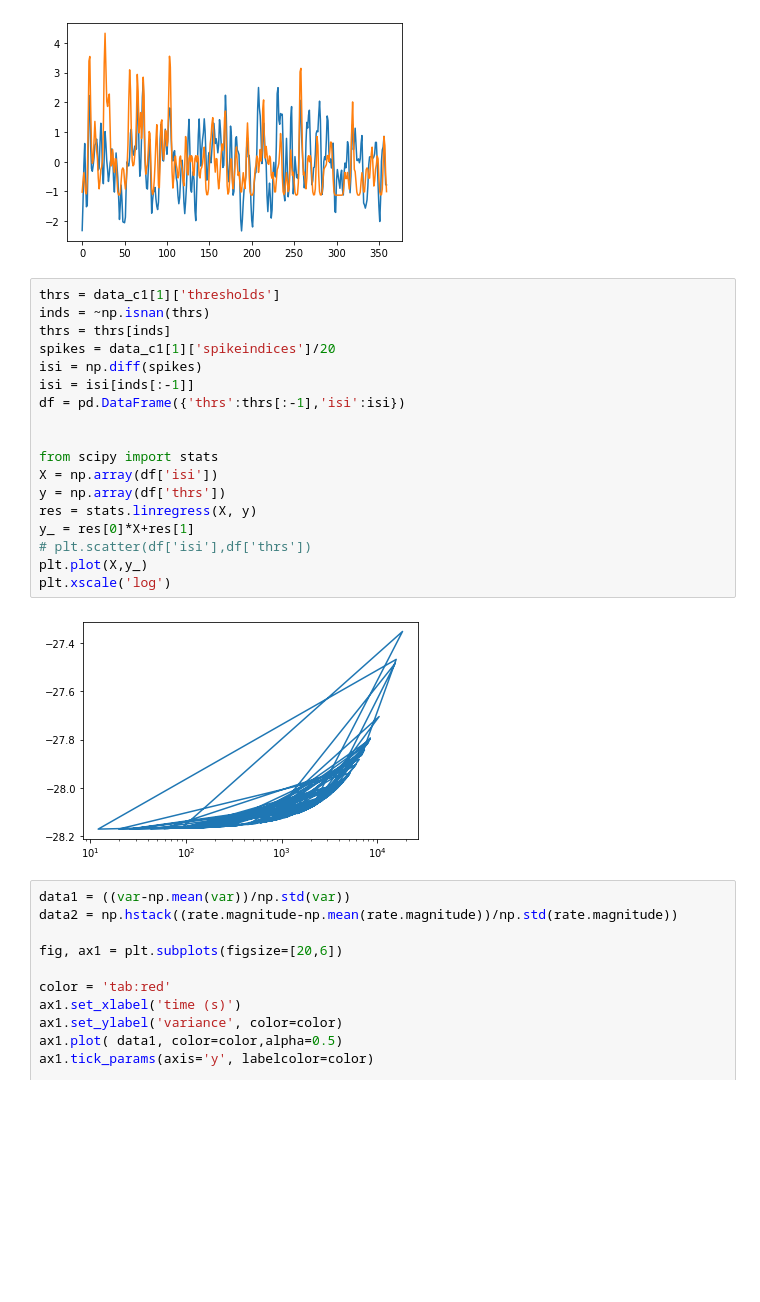
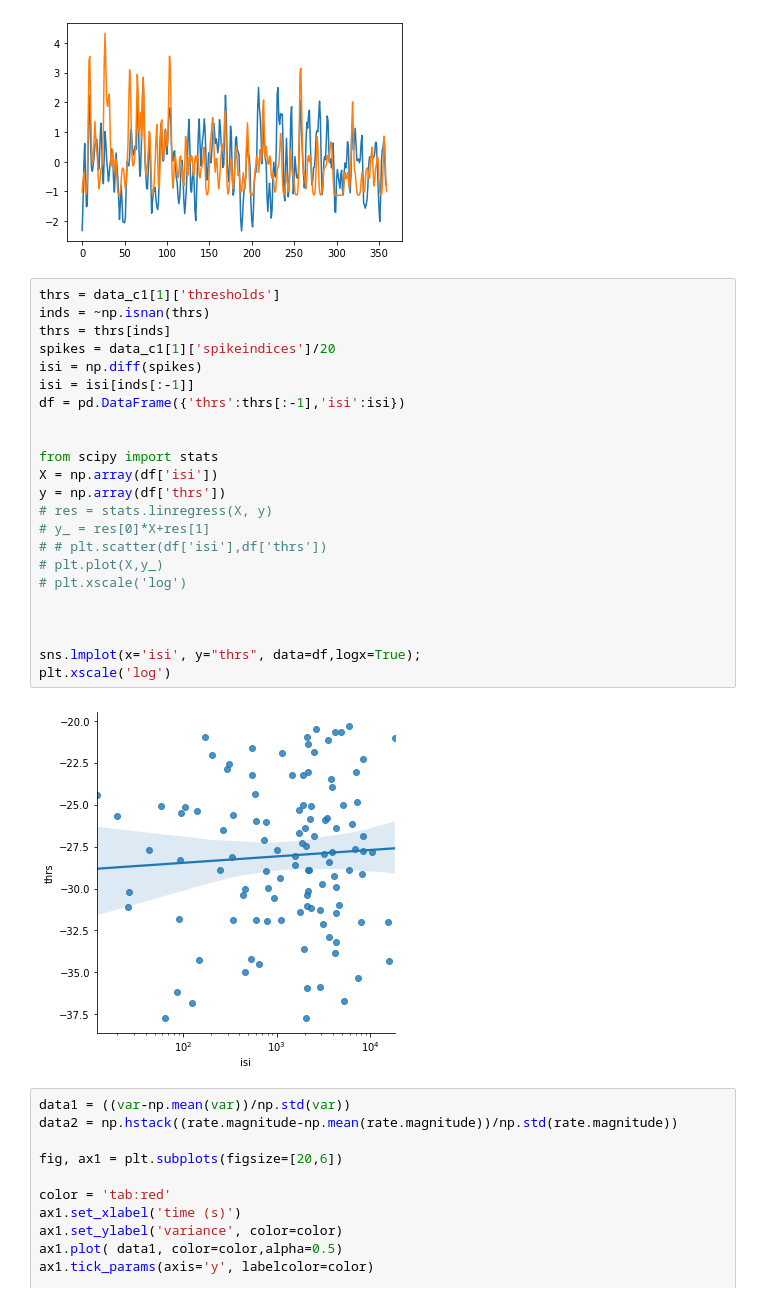
Before and after one commit to Nishant-codex/single_cell_analysis, a Jupyter notebook: notebooks/Dynamic I_V.ipynb, the cells around one changed output. Cells and saved outputs as stored; diff of their text form; blank space fills up the shorter version.

```diff
--- a/notebooks/Dynamic I_V.ipynb
+++ b/notebooks/Dynamic I_V.ipynb
@@ -198,23 +205,28 @@ plt.plot(z_score(rate))
 # %%
 thrs = data_c1[1]['thresholds']
 inds = ~np.isnan(thrs)
 thrs = thrs[inds]
 spikes = data_c1[1]['spikeindices']/20
 isi = np.diff(spikes)
 isi = isi[inds[:-1]]
 df = pd.DataFrame({'thrs':thrs[:-1],'isi':isi})
 
 
 from scipy import stats
 X = np.array(df['isi'])
 y = np.array(df['thrs'])
-res = stats.linregress(X, y)
-y_ = res[0]*X+res[1]
-# plt.scatter(df['isi'],df['thrs'])
-plt.plot(X,y_)
+# res = stats.linregress(X, y)
+# y_ = res[0]*X+res[1]
+# # plt.scatter(df['isi'],df['thrs'])
+# plt.plot(X,y_)
+# plt.xscale('log')
+
+
+
+sns.lmplot(x='isi', y="thrs", data=df,logx=True);
 plt.xscale('log')
 # %% [output]
-[figure, old version]
+[figure, new version]
 # %%
 data1 = ((var-np.mean(var))/np.std(var))
 data2 = np.hstack((rate.magnitude-np.mean(rate.magnitude))/np.std(rate.magnitude))
```
Also changed, not shown: parts of 6 cells of this notebook, 3 other files.
